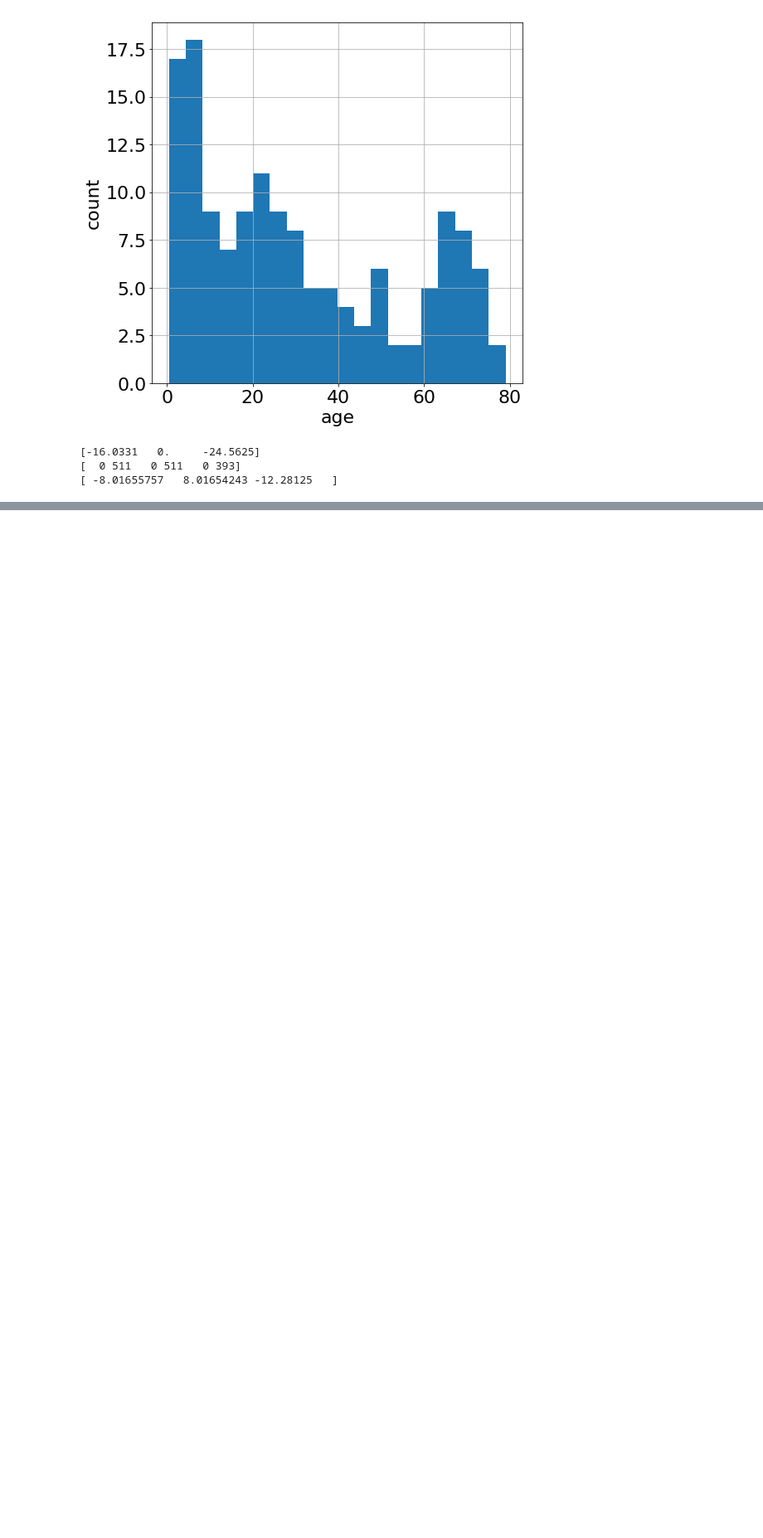
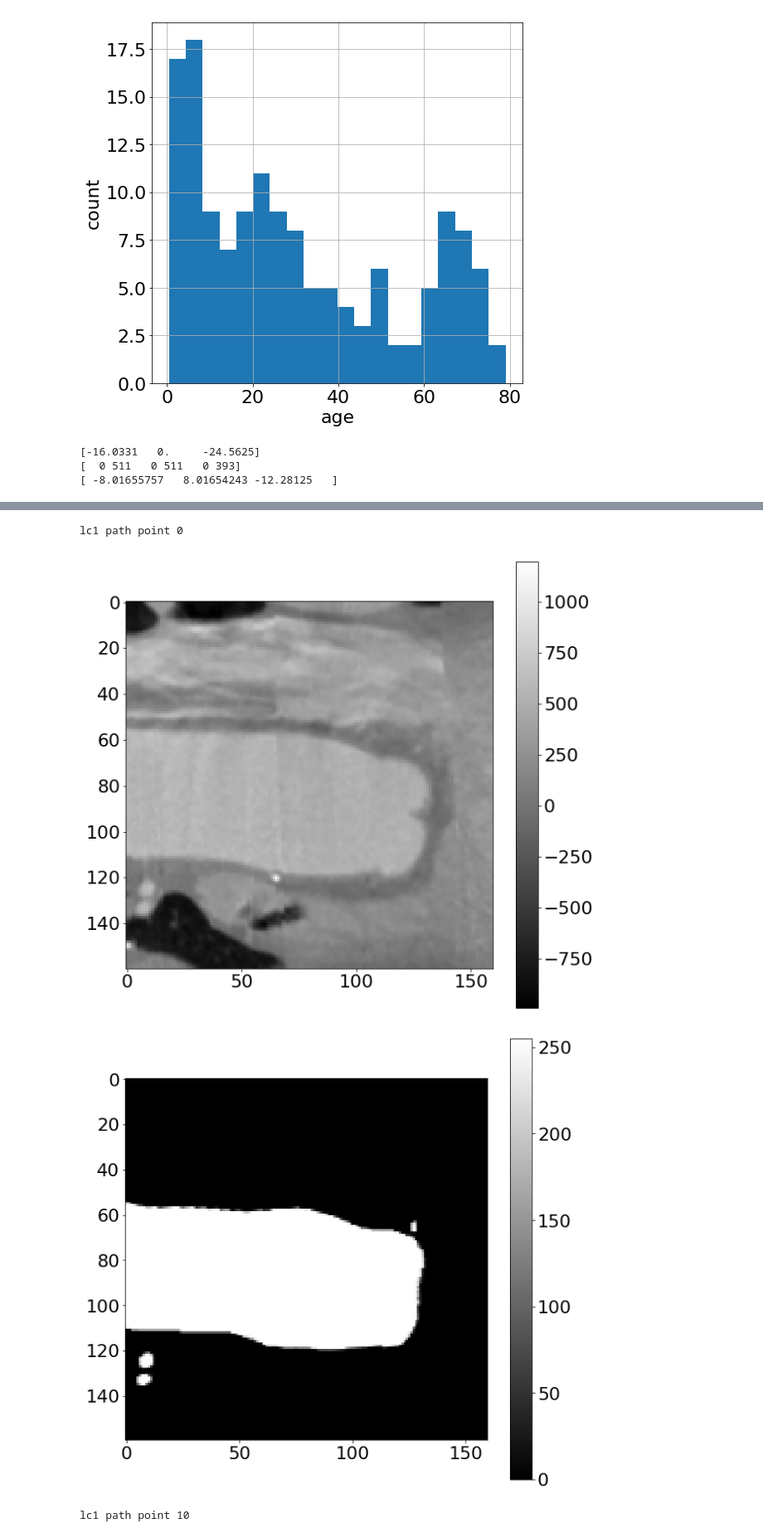
Before and after one commit to noahfields1/seg_regression, a Jupyter notebook: explore_vascular_data.ipynb, the cells around one changed output, grey strips where cells are left out. Shown at 83% size. Drawn from its saved outputs; the diff is of its cells as text; code cells hidden in the pictures; blank space fills up the shorter version.

```diff
--- a/explore_vascular_data.ipynb
+++ b/explore_vascular_data.ipynb
@@ -122,0 +131,2 @@ plt.show()
+# %%
+vessel_paths = vascular_data.parsePathFile(paths_path)
@@ -122,0 +155,8 @@ plt.show()
+# %%
+PATH_ID  = "7"
+path     = vessel_paths[PATH_ID]
+name     = path['name']
+points   = path['points']
+n_points = len(points)
+
+print("path {} has {} points".format(name, n_points))
@@ -122,0 +165,27 @@ plt.show()
+# %%
+INTERVAL = 10
+for i in range(0, n_points, INTERVAL):
+    print("{} path point {}".format(name,i))
+    point = points[i]
+
+    p = point[:3]
+    n = point[3:6]
+    v = point[6:9]
+
+    x = image_sv.get_reslice(p,n,v)
+    y = seg_sv.get_reslice(p,n,v)
+
+    plt.figure(figsize=(10,10))
+    plt.imshow(x, cmap='gray')
+    plt.colorbar()
+    plt.show()
+
+    plt.figure(figsize=(10,10))
+    plt.imshow(y, cmap='gray')
+    plt.colorbar()
+    plt.show()
+# %% [output]
+lc1 path point 0
+[figure, added]
+[figure, added]
+lc1 path point 10
```
Also changed, not shown: parts of 9 cells of this notebook.
